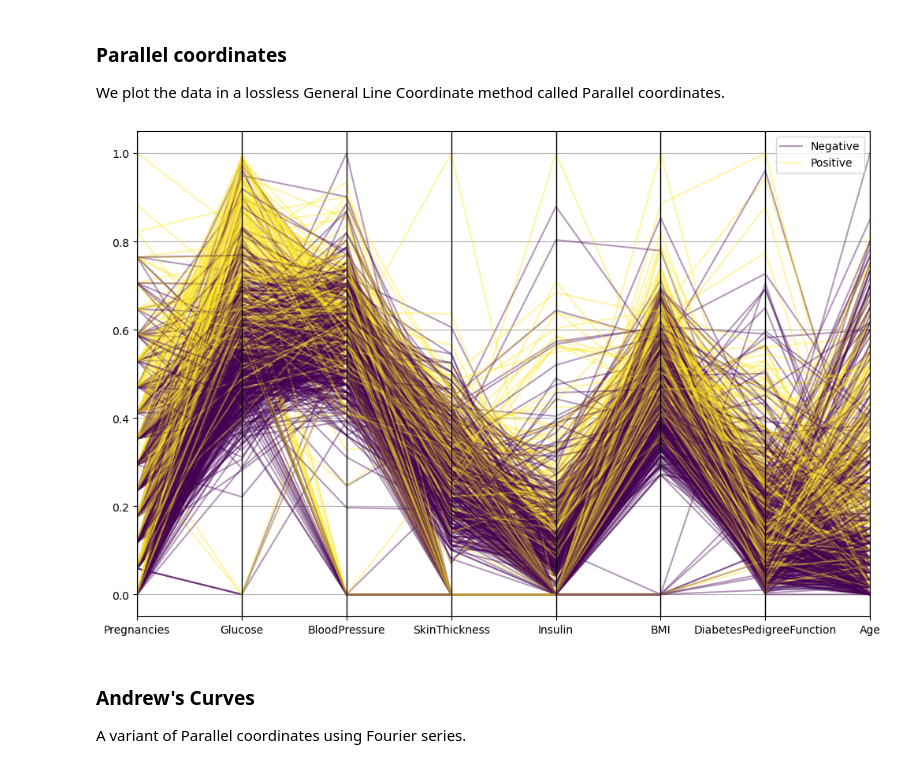
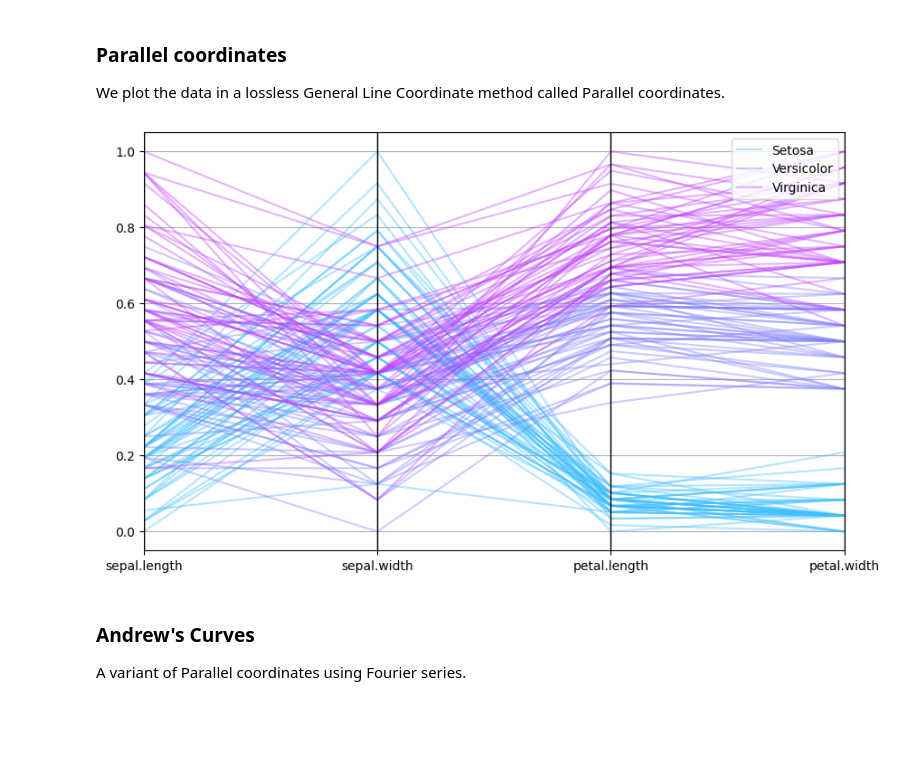
Before and after one commit to AvaAvarai/DataAnalysisNotebook, a Jupyter notebook: notebook.ipynb, the cells around one changed output. Saved outputs shown, nothing was run; the diff lists cells and outputs as text; code cells hidden in the pictures; blank space fills up the shorter version.

```diff
--- a/notebook.ipynb
+++ b/notebook.ipynb
@@ -7,13 +15,11 @@ This data analysis notebook is an introductory method using static analysis and
 
 We select a dataset from the datasets folder.
 # %%
-import pandas as pd
-
 # specify the folder where the datasets are stored
 datasets_folder = 'datasets/'
 
 # Specify the file path to the CSV file containing the data
-file_path = datasets_folder + 'diabetes.csv'
+file_path = datasets_folder + 'fisher_iris.csv'
 
 # Load the CSV file into a DataFrame
 df = pd.read_csv(file_path)
@@ -47,3 +57,20 @@ df_normalized[columns] = (df[columns] - df[columns].min()) / (df[columns].max()
+# %%
+fsize = (10, 6)
+a = 0.4
+
+class_names = df['class'].unique()
+
+class_names = [name.lower() for name in class_names]
+if len(class_names) == 2 and ('positive' in class_names or 'negative' in class_names) or \
+    ('yes' in class_names or 'no' in class_names) or \
+    ('true' in class_names or 'false' in class_names) or \
+    ('1' in class_names or '0' in class_names) or \
+    ('malignant' in class_names or 'benign' in class_names):
+        cmap = sns.color_palette(['green', 'red'])
+elif len(class_names) == 3:
+    cmap = sns.color_palette('cool', 3)
+else:
+    cmap = sns.color_palette('viridis', len(class_names))
 # %% [markdown]
 ### Pairplot
 
@@ -61,18 +90,16 @@ sns.pairplot(df, hue='class', vars=columns, height=1.5)
 
 We plot the data in a lossless General Line Coordinate method called Parallel coordinates.
 # %%
-import matplotlib.pyplot as plt
-
-# Set the figure size (width, height) in inches
-plt.figure(figsize=(12, 8))
+# set size
+plt.figure(figsize=fsize)
 
 # Plot the DataFrame in normalized parallel coordinates
-pd.plotting.parallel_coordinates(df_normalized, 'class', colormap='viridis', alpha=0.4)
+pd.plotting.parallel_coordinates(df_normalized, 'class', color=cmap, alpha=a)
 
 # Display the plot
 plt.show()
 # %% [output]
-[figure, old version]
+[figure, new version]
 # %% [markdown]
 ### Andrew's Curves
 
```
Also changed, not shown: parts of 9 cells of this notebook, 1 other file.
